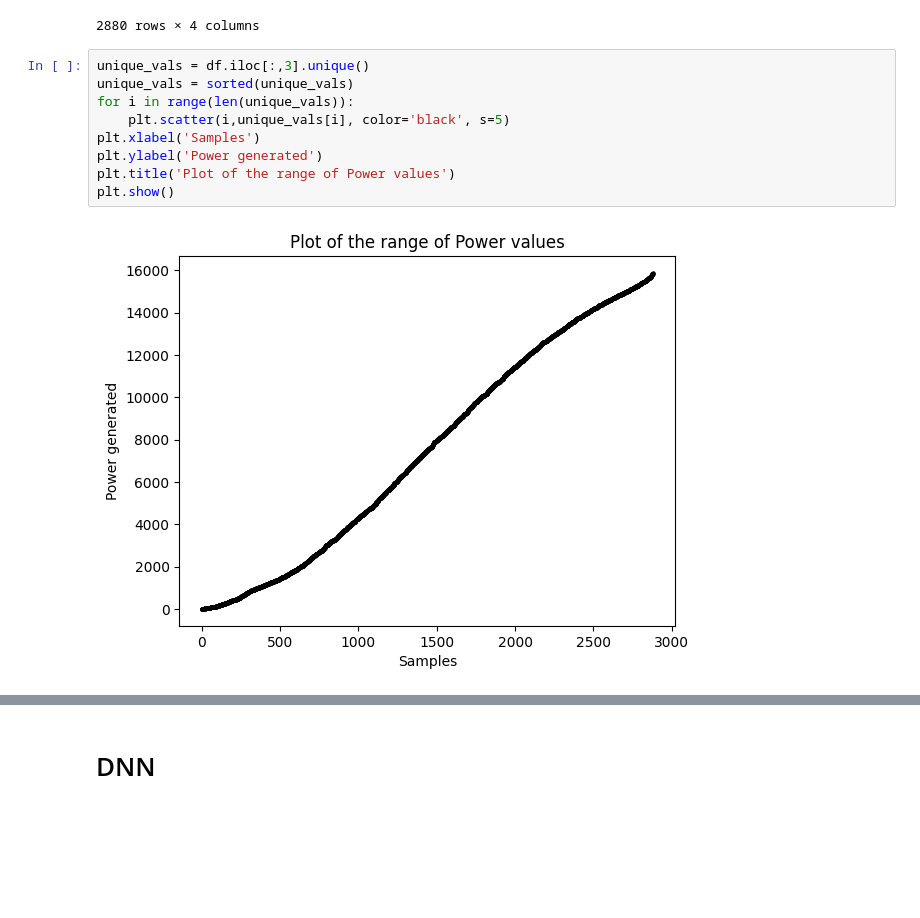
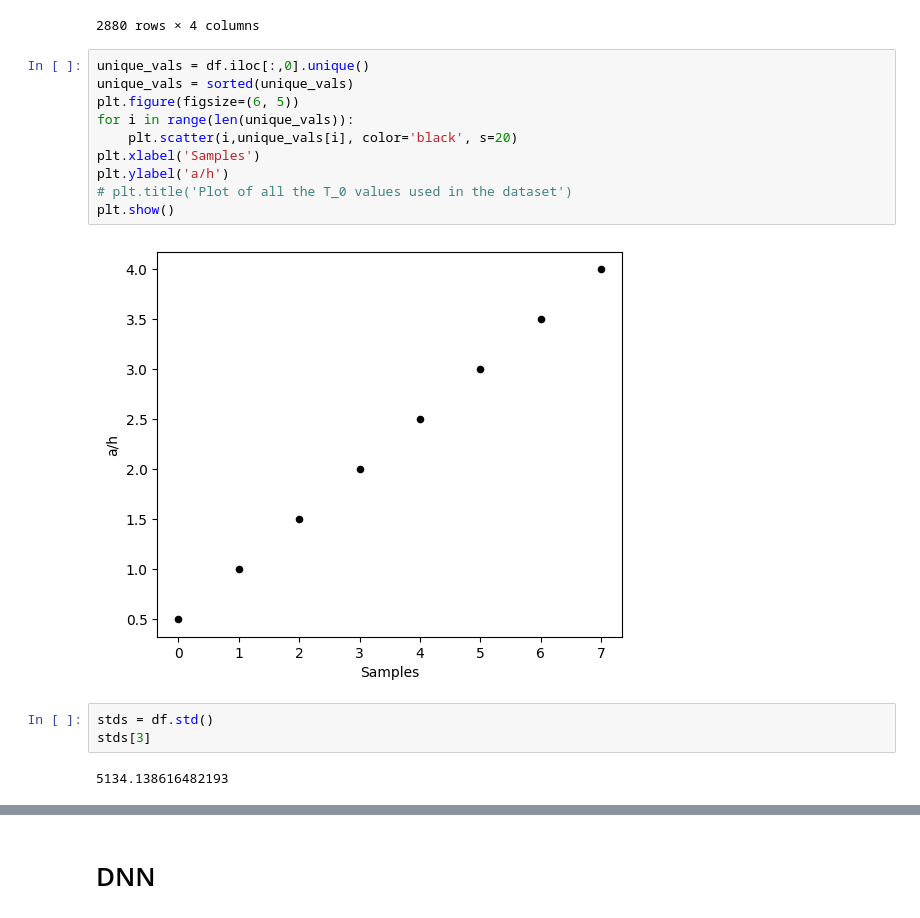
Before and after one commit to Hritik003/Optimization-of-OWC-using-ML-models, a Jupyter notebook: DNN.ipynb, the cells around one changed output, grey strips where cells are left out. Saved outputs shown, nothing was run; the diff lists cells and outputs as text; blank space fills up the shorter version.

```diff
--- a/DNN.ipynb
+++ b/DNN.ipynb
@@ -31,13 +32,19 @@ df
 | 2879 | 4.0 | 0.8 | 15.00 | 9042.714569 |
 2880 rows × 4 columns
 # %%
-unique_vals = df.iloc[:,3].unique()
+unique_vals = df.iloc[:,0].unique()
 unique_vals = sorted(unique_vals)
+plt.figure(figsize=(6, 5))
 for i in range(len(unique_vals)):
-    plt.scatter(i,unique_vals[i], color='black', s=5)
+    plt.scatter(i,unique_vals[i], color='black', s=20)
 plt.xlabel('Samples')
-plt.ylabel('Power generated')
-plt.title('Plot of the range of Power values')
+plt.ylabel('a/h')
+# plt.title('Plot of all the T_0 values used in the dataset')
 plt.show()
 # %% [output]
-[figure, old version]
+[figure, new version]
+# %%
+stds = df.std()
+stds[3]
+# %% [output]
+5134.138616482193
```
Also changed, not shown: parts of 20 cells of this notebook.
